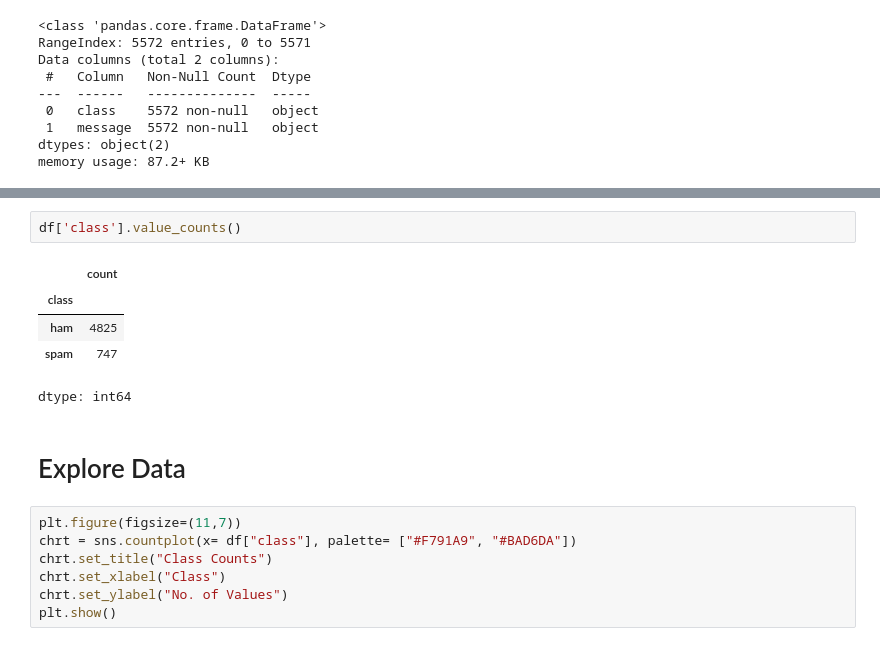
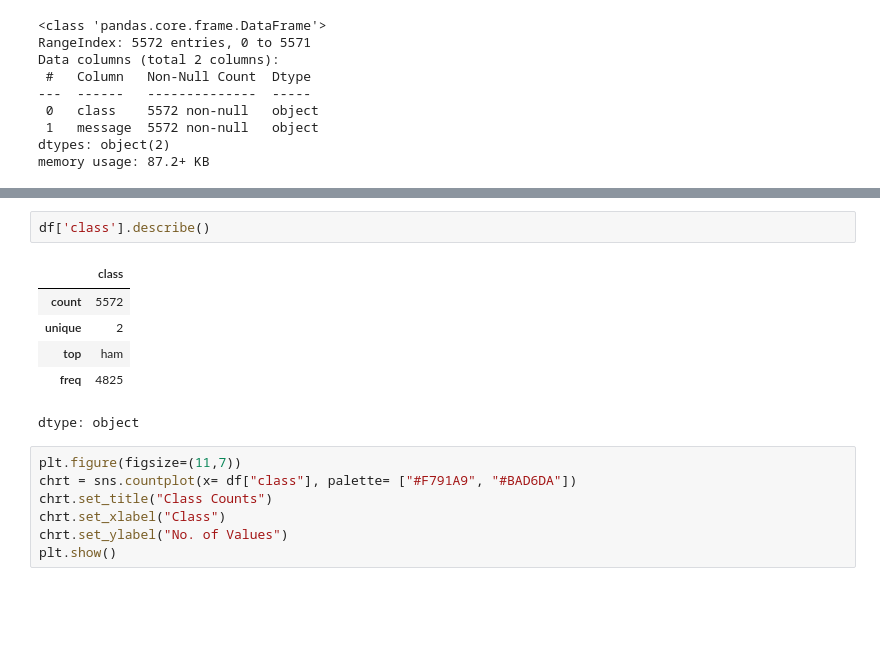
Before and after one commit to LujainAyyash/DS483-Project, a Jupyter notebook: NLP_Code.ipynb, the cells around one changed output, grey strips where cells are left out. Cells and saved outputs as stored; diff of their text form; blank space fills up the shorter version.

Commit message:
Data exploration and text cleaning.

```diff
--- a/NLP_Code.ipynb
+++ b/NLP_Code.ipynb
@@ -83,13 +95,12 @@ memory usage: 87.2+ KB
 # %%
-df['class'].value_counts()
+df['class'].describe()
 # %% [output]
-|  | count |
-| class |  |
-| ham | 4825 |
-| spam | 747 |
+|  | class |
+| count | 5572 |
+| unique | 2 |
+| top | ham |
+| freq | 4825 |
-dtype: int64
+dtype: object
-# %% [markdown]
-# Explore Data
 # %%
 plt.figure(figsize=(11,7))
 chrt = sns.countplot(x= df["class"], palette= ["#F791A9", "#BAD6DA"])
```
Also changed, not shown: parts of 8 cells of this notebook.
